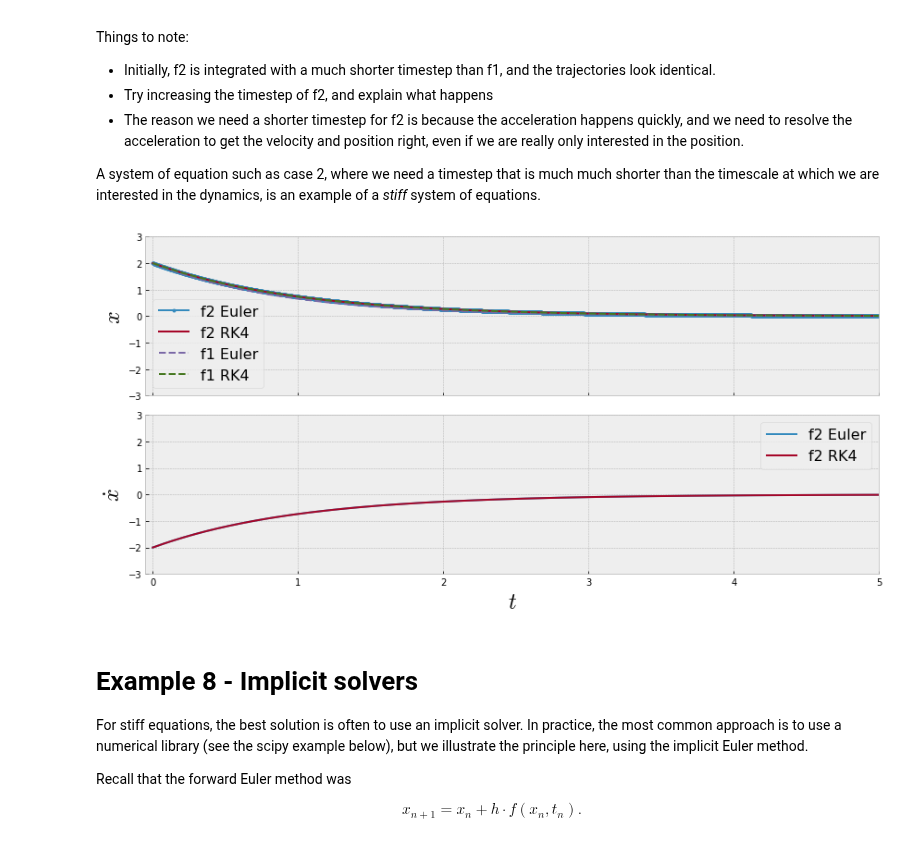
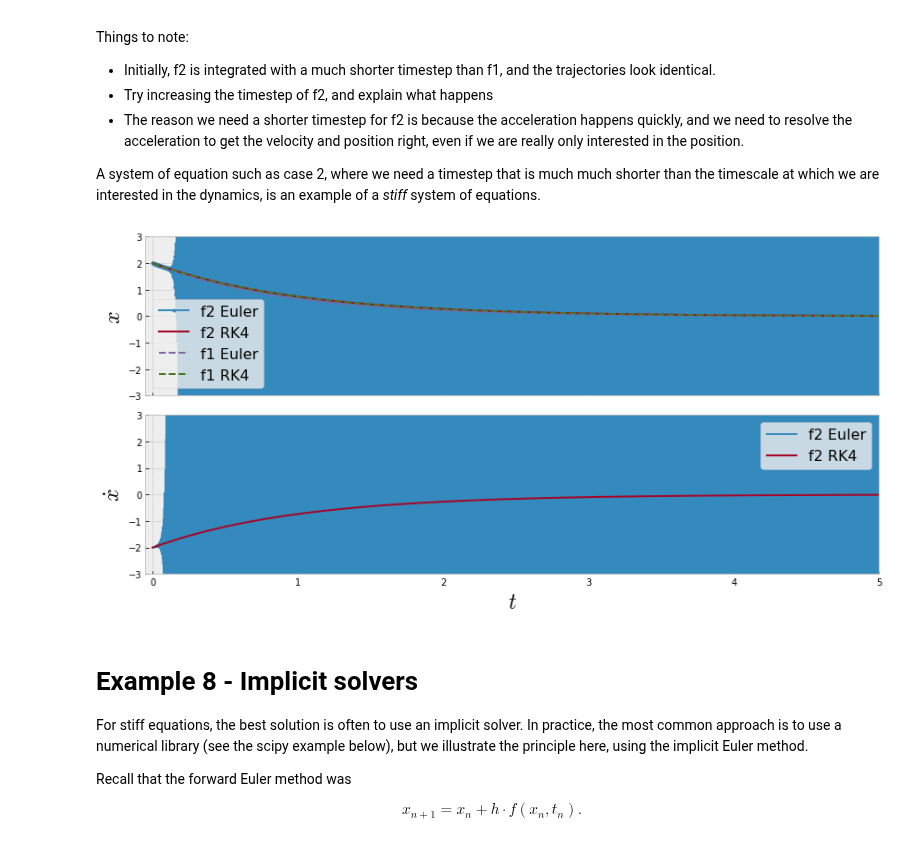
Before and after one commit to nordam/ComputationalPhysics, a Jupyter notebook: Notebooks/09 - Ordinary differential equations.ipynb, the cells around one changed output. Saved outputs shown, nothing was run; the diff lists cells and outputs as text; code cells hidden in the pictures.

```diff
--- a/Notebooks/09 - Ordinary differential equations.ipynb
+++ b/Notebooks/09 - Ordinary differential equations.ipynb
@@ -47,7 +49,7 @@ x    = 1/2
 t    = 0
 Tmax = 10
 # Timestep
-h    = 0.0001
+h    = 0.01
 
 # Keep list of trajectories and times for plotting
 Xs = [x]
@@ -680,41 +682,41 @@ X1_rk4, T1s   = trajectory(x01, t0, Tmax, h1, f1, rk4)
 x02 = np.array([2, -2])
 # Timestep
 # Try also with h2 = 0.002009
-h2 = 0.002
+h2 = 0.0022
 # Calculate trajectories
 X2_euler, T2s = trajectory(x02, t0, Tmax, h2, f2, euler)
 X2_rk4, T2s   = trajectory(x02, t0, Tmax, h2, f2, rk4)
 
 # Make a figure with two subplots
 fig, ax = plt.subplots(nrows = 2, sharex = True, figsize = (12,6))
 
 # Plot numerical solutions of position
 ax[0].plot(T2s, X2_euler[:,0], marker = '.', label = 'f2 Euler')
 ax[0].plot(T2s, X2_rk4[:,0], label = 'f2 RK4')
 
 # Plot numerical solutions of position
 ax[0].plot(T1s, X1_euler, '--', label = 'f1 Euler')
 ax[0].plot(T1s, X1_rk4, '--', label = 'f1 RK4')
 
 # Plot numerical solutions of velocity (f2 only)
 ax[1].plot(T2s, X2_euler[:,1], label = 'f2 Euler')
 ax[1].plot(T2s, X2_rk4[:,1], label = 'f2 RK4')
 
 # Labels
 ax[0].set_ylabel('$x$', fontsize = 24)
 ax[1].set_ylabel('$\dot{x}$', fontsize = 24)
 ax[1].set_xlabel('$t$', fontsize = 24)
 # Add legend
 ax[0].legend(fontsize = 16)
 ax[1].legend(fontsize = 16)
 # Plot limits
 ax[0].set_ylim(-3, 3)
 ax[1].set_ylim(-3, 3)
 ax[1].set_xlim(-0.05, 5)
 # Reduce whitespace
 plt.tight_layout()
 # %% [output]
-[figure, old version]
+[figure, new version]
 # %% [markdown]
 # Example 8 - Implicit solvers
 
```
Also changed, not shown: parts of 9 cells of this notebook, 2 other files.
